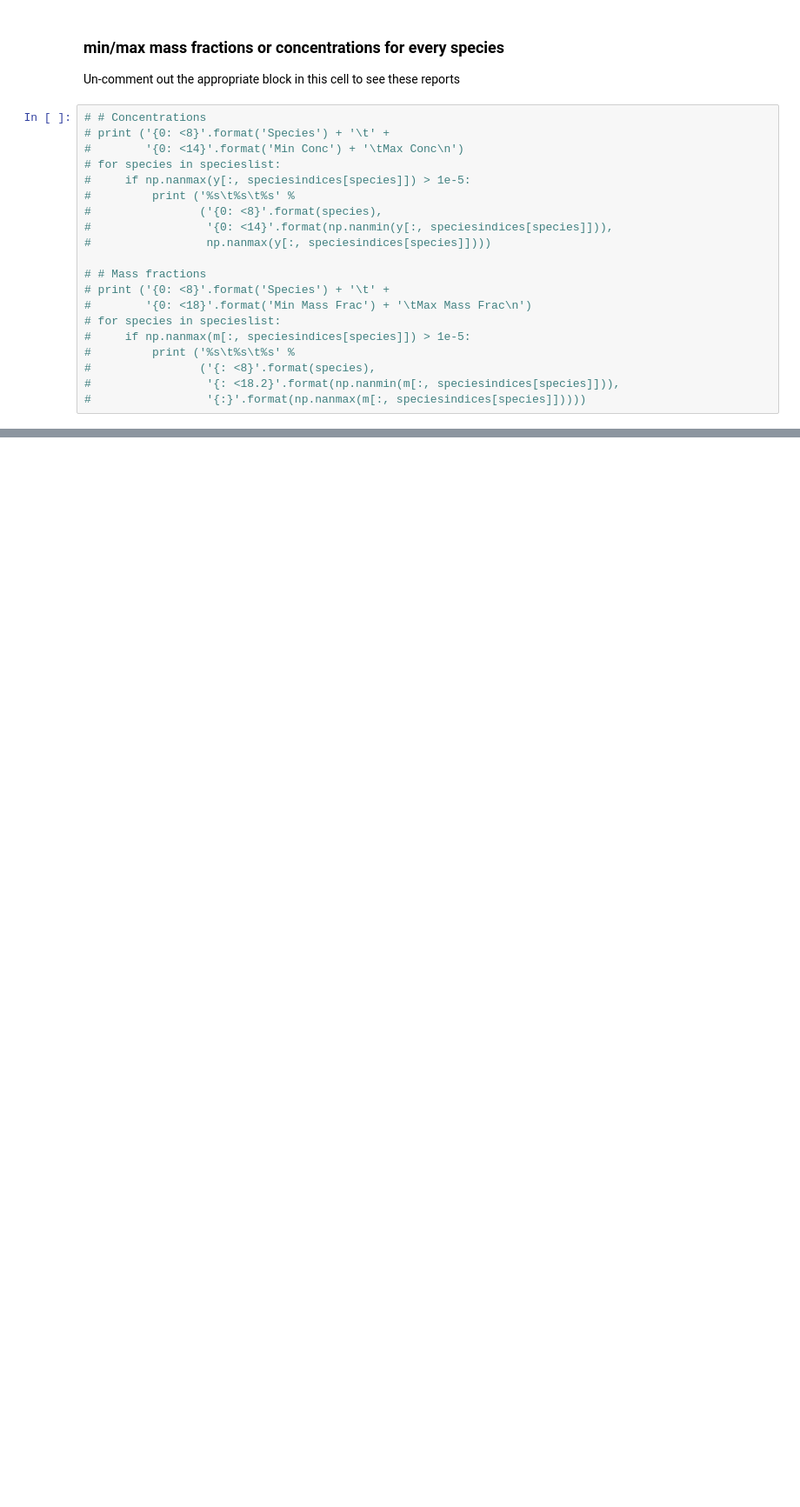
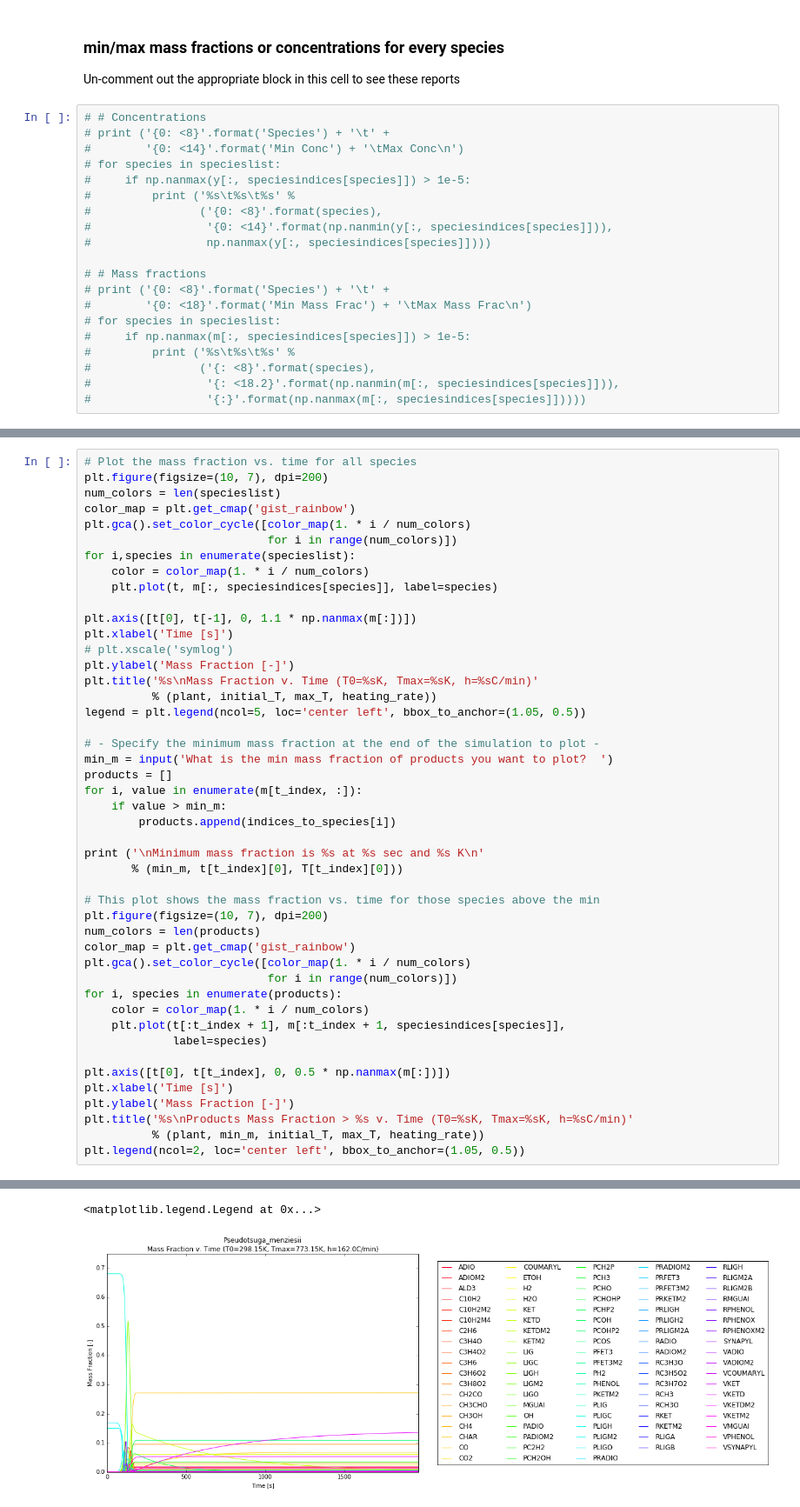
Before and after one commit to houghb/ligpy, a Jupyter notebook: explore_ligpy_results.ipynb, the cells around one changed output, grey strips where cells are left out. Shown at 87% size. Cells and saved outputs as stored; diff of their text form; blank space fills up the shorter version.

```diff
--- a/explore_ligpy_results.ipynb
+++ b/explore_ligpy_results.ipynb
@@ -138,0 +234,47 @@ Temperature = T - 273.15
+# %%
+# Plot the mass fraction vs. time for all species
+plt.figure(figsize=(10, 7), dpi=200)
+num_colors = len(specieslist)
+color_map = plt.get_cmap('gist_rainbow')
+plt.gca().set_color_cycle([color_map(1. * i / num_colors)
+                           for i in range(num_colors)])
+for i,species in enumerate(specieslist):
+    color = color_map(1. * i / num_colors)
+    plt.plot(t, m[:, speciesindices[species]], label=species)
+
+plt.axis([t[0], t[-1], 0, 1.1 * np.nanmax(m[:])])
+plt.xlabel('Time [s]')
+# plt.xscale('symlog')
+plt.ylabel('Mass Fraction [-]')
+plt.title('%s\nMass Fraction v. Time (T0=%sK, Tmax=%sK, h=%sC/min)'
+          % (plant, initial_T, max_T, heating_rate))
+legend = plt.legend(ncol=5, loc='center left', bbox_to_anchor=(1.05, 0.5))
+
+# - Specify the minimum mass fraction at the end of the simulation to plot -
+min_m = input('What is the min mass fraction of products you want to plot?  ')
+products = []
+for i, value in enumerate(m[t_index, :]):
+    if value > min_m:
+        products.append(indices_to_species[i])
+
+print ('\nMinimum mass fraction is %s at %s sec and %s K\n'
+       % (min_m, t[t_index][0], T[t_index][0]))
+
+# This plot shows the mass fraction vs. time for those species above the min
+plt.figure(figsize=(10, 7), dpi=200)
+num_colors = len(products)
+color_map = plt.get_cmap('gist_rainbow')
+plt.gca().set_color_cycle([color_map(1. * i / num_colors)
+                           for i in range(num_colors)])
+for i, species in enumerate(products):
+    color = color_map(1. * i / num_colors)
+    plt.plot(t[:t_index + 1], m[:t_index + 1, speciesindices[species]],
+             label=species)
+
+plt.axis([t[0], t[t_index], 0, 0.5 * np.nanmax(m[:])])
+plt.xlabel('Time [s]')
+plt.ylabel('Mass Fraction [-]')
+plt.title('%s\nProducts Mass Fraction > %s v. Time (T0=%sK, Tmax=%sK, h=%sC/min)'
+          % (plant, min_m, initial_T, max_T, heating_rate))
+plt.legend(ncol=2, loc='center left', bbox_to_anchor=(1.05, 0.5))
+# %% [output]
@@ -138,0 +284,2 @@ Temperature = T - 273.15
+<matplotlib.legend.Legend at 0x...>
+[figure, added]
```
Also changed, not shown: parts of 10 cells of this notebook, 1 other file.
